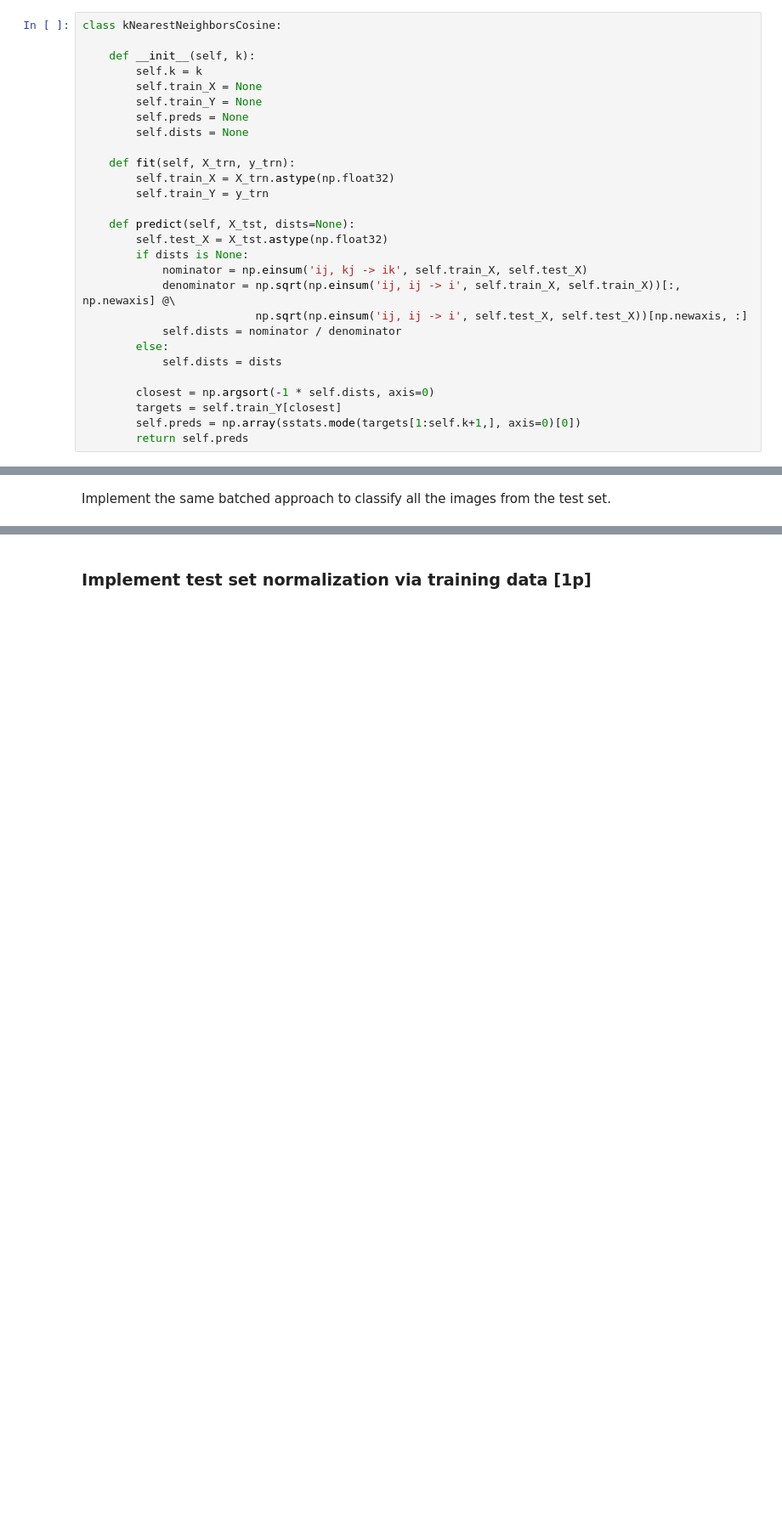
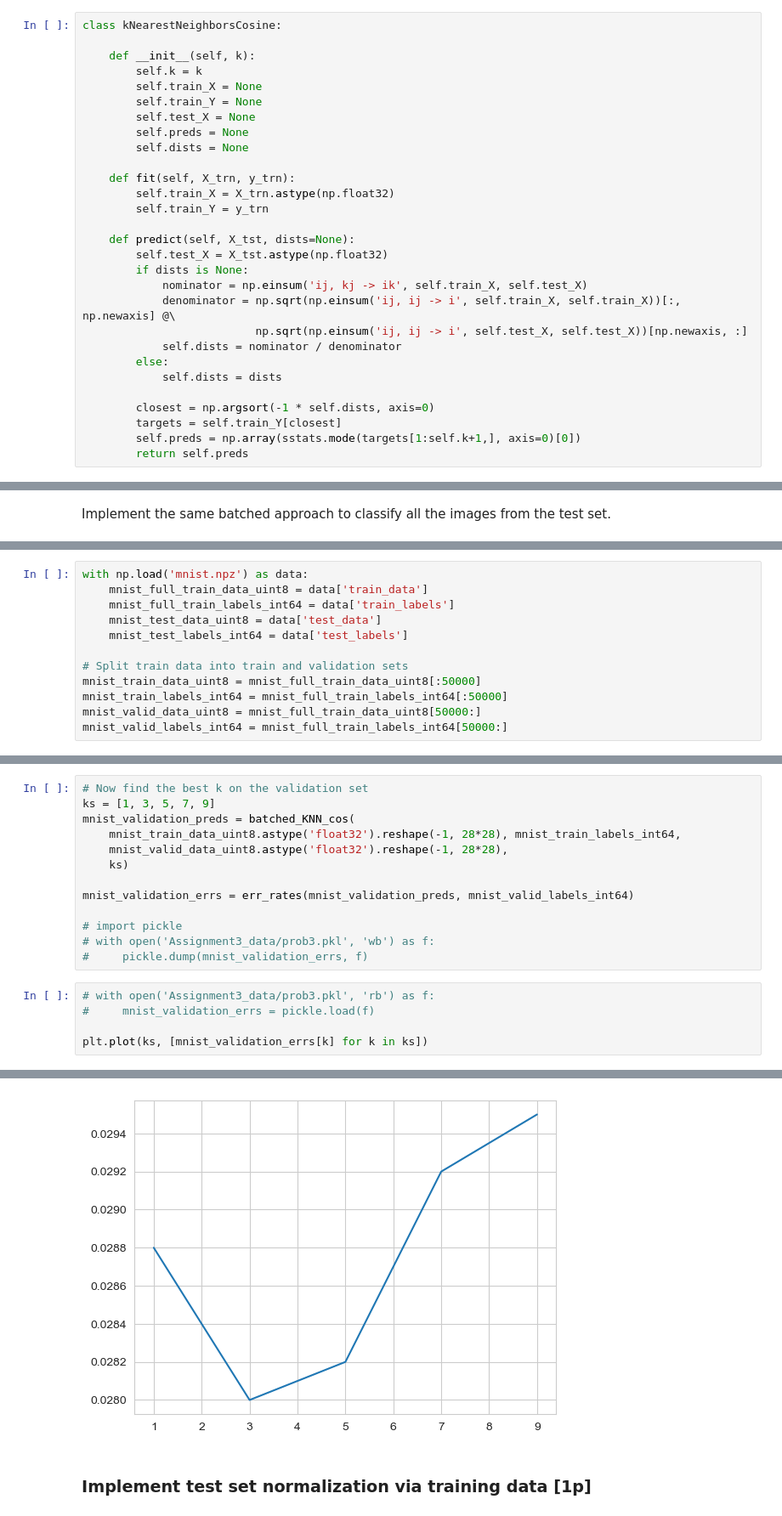
Before and after one commit to dmika1234/ml_uwr_22, a Jupyter notebook: Assignments/Assignment4.ipynb, the cells around one changed output, grey strips where cells are left out. Shown at 85% size. Saved outputs shown, nothing was run; the diff lists cells and outputs as text; blank space fills up the shorter version.

Commit message:
Progress on Assignment4

```diff
--- a/Assignments/Assignment4.ipynb
+++ b/Assignments/Assignment4.ipynb
@@ -155,6 +155,7 @@ class kNearestNeighborsCosine:
         self.k = k
         self.train_X = None
         self.train_Y = None
+        self.test_X = None
         self.preds = None
         self.dists = None
 
@@ -242,0 +242,12 @@ a = 2137
+# %%
+with np.load('mnist.npz') as data:
+    mnist_full_train_data_uint8 = data['train_data']
+    mnist_full_train_labels_int64 = data['train_labels']
+    mnist_test_data_uint8 = data['test_data']
+    mnist_test_labels_int64 = data['test_labels']
+
+# Split train data into train and validation sets
+mnist_train_data_uint8 = mnist_full_train_data_uint8[:50000]
+mnist_train_labels_int64 = mnist_full_train_labels_int64[:50000]
+mnist_valid_data_uint8 = mnist_full_train_data_uint8[50000:]
+mnist_valid_labels_int64 = mnist_full_train_labels_int64[50000:]
@@ -242,0 +286,19 @@ a = 2137
+# %%
+# Now find the best k on the validation set
+ks = [1, 3, 5, 7, 9]
+mnist_validation_preds = batched_KNN_cos(
+    mnist_train_data_uint8.astype('float32').reshape(-1, 28*28), mnist_train_labels_int64,
+    mnist_valid_data_uint8.astype('float32').reshape(-1, 28*28),
+    ks)
+
+mnist_validation_errs = err_rates(mnist_validation_preds, mnist_valid_labels_int64)
+
+# import pickle
+# with open('Assignment3_data/prob3.pkl', 'wb') as f:
+#     pickle.dump(mnist_validation_errs, f)
+# %%
+# with open('Assignment3_data/prob3.pkl', 'rb') as f:
+#     mnist_validation_errs = pickle.load(f)
+
+plt.plot(ks, [mnist_validation_errs[k] for k in ks])
+# %% [output]
@@ -243,3 +306,4 @@ a = 2137
+[figure, added]
 # %% [markdown]
 ### Implement test set normalization via training data [1p]
 # %% [markdown]
```
Also changed, not shown: parts of 5 cells of this notebook.
